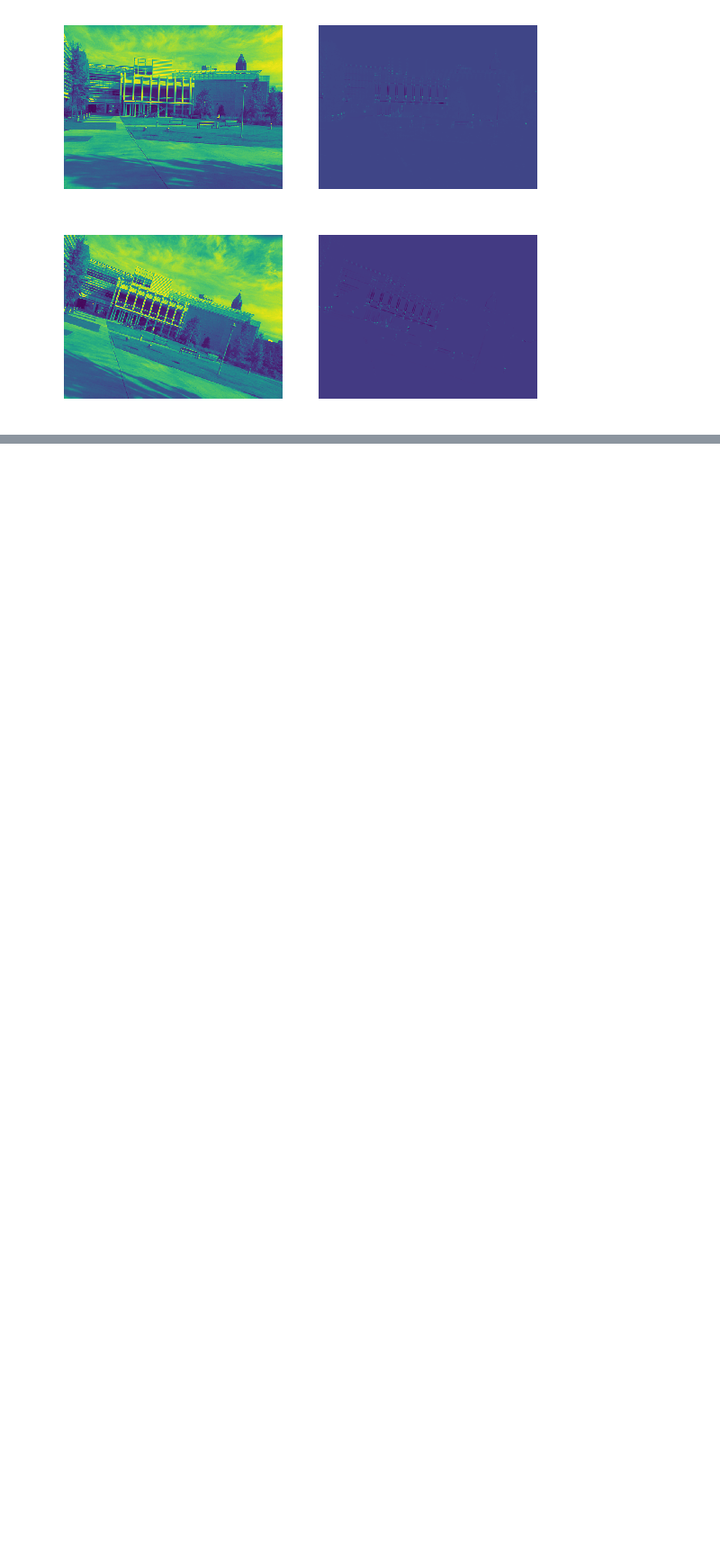
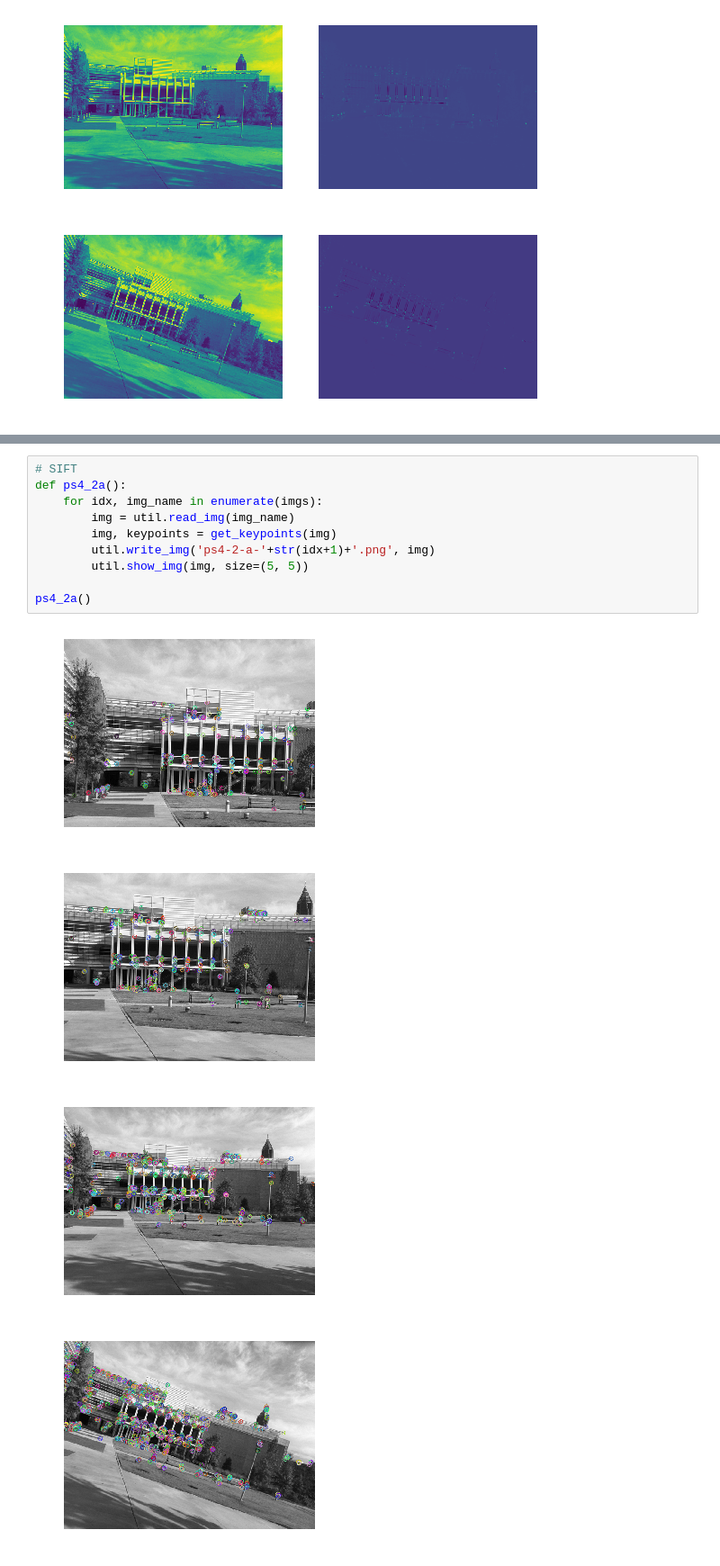
Before and after one commit to naveen246/computer_vision, a Jupyter notebook: psets/ps4/code/ps4.ipynb, the cells around one changed output, grey strips where cells are left out. Shown at 90% size. Cells and saved outputs as stored; diff of their text form; blank space fills up the shorter version.

Commit message:
sift

```diff
--- a/psets/ps4/code/ps4.ipynb
+++ b/psets/ps4/code/ps4.ipynb
@@ -66,3 +68,18 @@ ps4_1c()
 [figure]
 [figure]
 [figure]
+# %%
+# SIFT
+def ps4_2a():
+    for idx, img_name in enumerate(imgs):
+        img = util.read_img(img_name)
+        img, keypoints = get_keypoints(img)
+        util.write_img('ps4-2-a-'+str(idx+1)+'.png', img)
+        util.show_img(img, size=(5, 5))
+
+ps4_2a()
+# %% [output]
+[figure, added]
+[figure, added]
+[figure, added]
+[figure, added]
```
Also changed, not shown: parts of 3 cells of this notebook, 7 other files.
